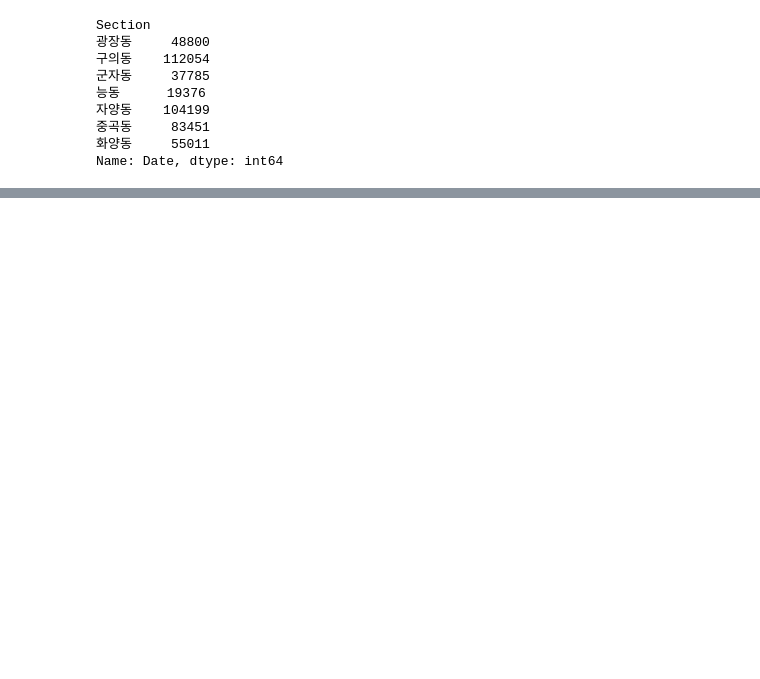
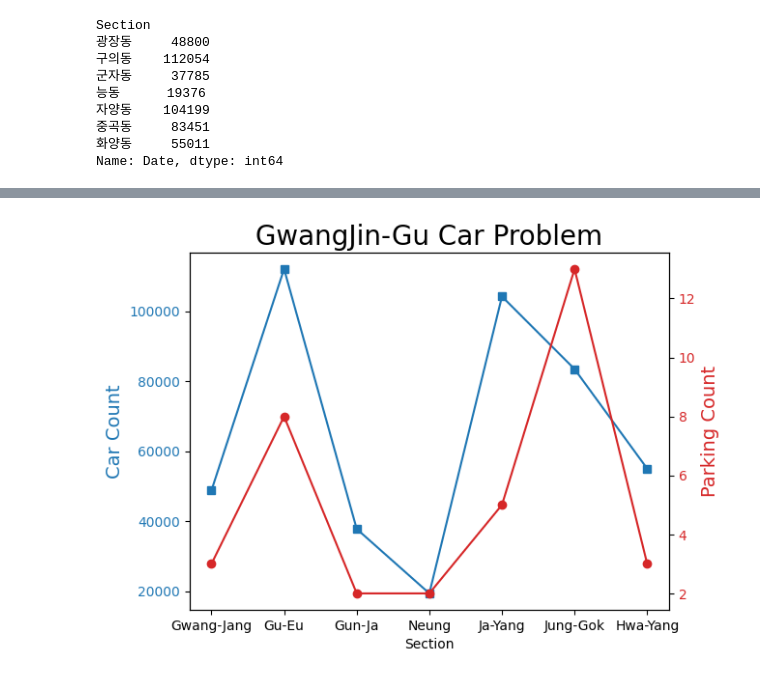
Before and after one commit to Semibro/Dynamic_Kim_and_Song, a Jupyter notebook: GJ_linear_regression.ipynb, the cells around one changed output, grey strips where cells are left out. Saved outputs shown, nothing was run; the diff lists cells and outputs as text; code cells hidden in the pictures; blank space fills up the shorter version.

```diff
--- a/GJ_linear_regression.ipynb
+++ b/GJ_linear_regression.ipynb
@@ -58,0 +60,3 @@ plt.show()
+# %%
+car_cctv_df = pd.read_csv('/content/drive/MyDrive/Data_Contest/car_cctv_sum.csv', encoding='cp949')
+car_cctv_df
@@ -58,0 +72,14 @@ plt.show()
+# %%
+fig, ax1 = plt.subplots()
+color_1 = 'tab:blue'
+ax1.set_title('GwangJin-Gu Car Problem', fontsize = 20)
+ax1.set_xlabel('Section')
+ax1.set_ylabel('Car Count', fontsize = 14, color=color_1)
+ax1.plot(car_cctv_df.Section, car_cctv_df.Count, marker='s', color=color_1)
+ax1.tick_params(axis='y', labelcolor=color_1)
+ax2 = ax1.twinx()
+color_2 = 'tab:red'
+ax2.set_ylabel('Parking Count', fontsize=14, color=color_2)
+ax2.plot(car_cctv_df.Section, car_cctv_df.Parking, marker='o', color=color_2)
+ax2.tick_params(axis='y', labelcolor=color_2)
+# %% [output]
@@ -58,0 +103 @@ plt.show()
+[figure, added]
```
Also changed, not shown: parts of 6 cells of this notebook.
